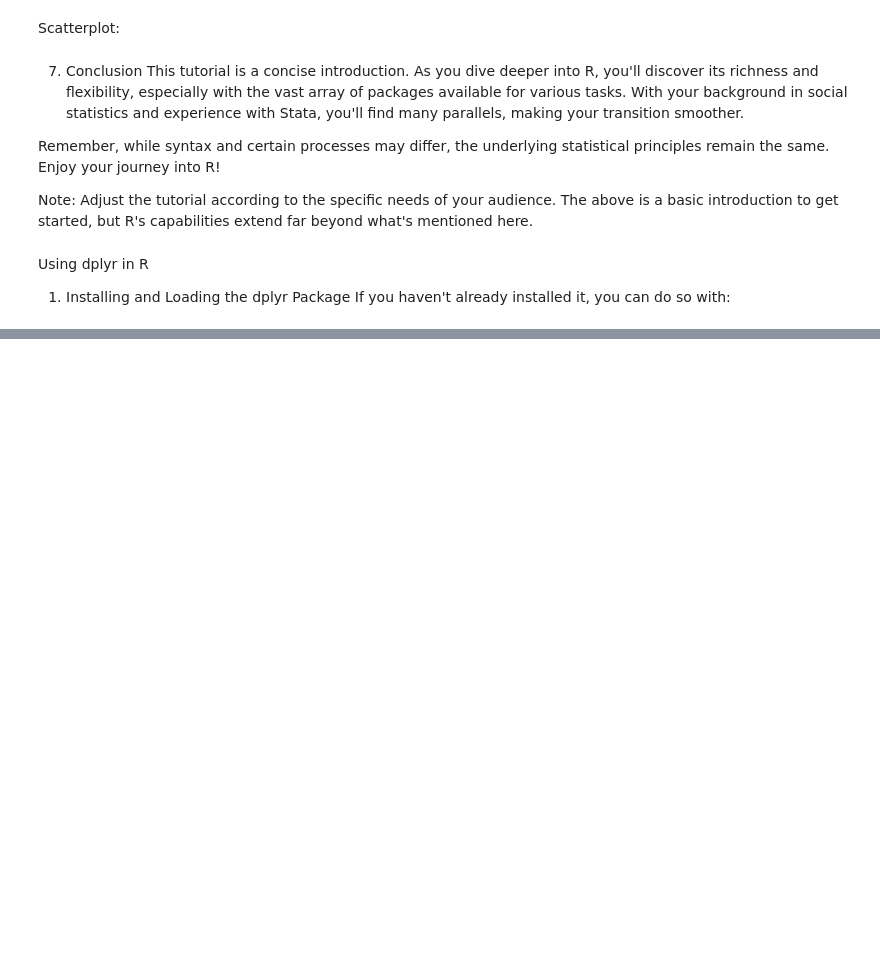
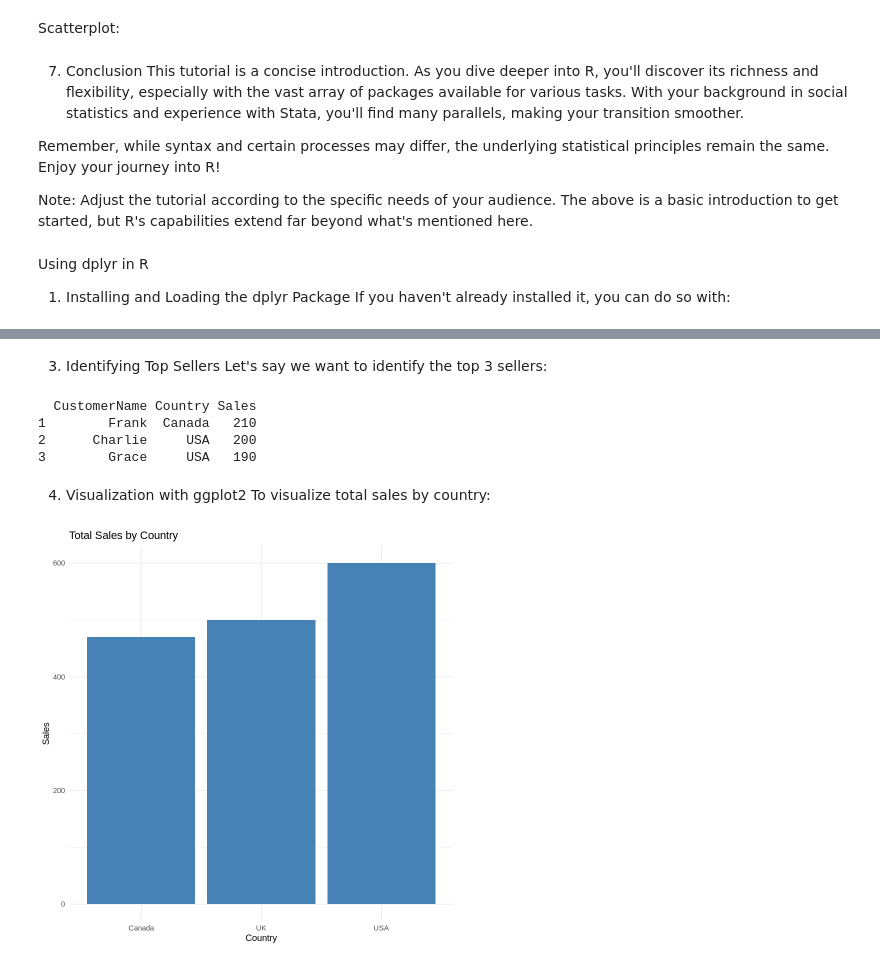
Before and after one commit to ppseguel/r_quicktutorial, a Jupyter notebook: R_tutorial_forStataUser.ipynb, the cells around one changed output, grey strips where cells are left out. Saved outputs shown, nothing was run; the diff lists cells and outputs as text; code cells hidden in the pictures; blank space fills up the shorter version.

```diff
--- a/R_tutorial_forStataUser.ipynb
+++ b/R_tutorial_forStataUser.ipynb
@@ -60,0 +117,7 @@ install.packages("dplyr")
+# %%
+# Sample dataset
+data <- data.frame(
+  CustomerName = c('Alice', 'Bob', 'Charlie', 'David', 'Eve', 'Frank', 'Grace', 'Hannah', 'Ivan', 'Jack'),
+  Country = c('USA', 'UK', 'USA', 'Canada', 'UK', 'Canada', 'USA', 'UK', 'Canada', 'USA'),
+  Sales = c(100, 150, 200, 120, 180, 210, 190, 170, 140, 110)
+)
@@ -60,0 +127,8 @@ install.packages("dplyr")
+# %%
+library(dplyr)
+
+sales_by_country <- data %>%
+  group_by(Country) %>%
+  summarise(TotalSales = sum(Sales))
+
+print(sales_by_country)
@@ -60,0 +153,26 @@ install.packages("dplyr")
+# %% [markdown]
+3. Identifying Top Sellers
+Let's say we want to identify the top 3 sellers:
+# %%
+top_sellers <- data %>%
+  arrange(desc(Sales)) %>%
+  head(3)
+
+print(top_sellers)
+# %% [output]
+  CustomerName Country Sales
+1        Frank  Canada   210
+2      Charlie     USA   200
+3        Grace     USA   190
+# %% [markdown]
+4. Visualization with ggplot2
+To visualize total sales by country:
+# %%
+library(ggplot2)
+
+ggplot(sales_by_country, aes(x=Country, y=TotalSales)) +
+  geom_bar(stat="identity", fill="steelblue") +
+  labs(title="Total Sales by Country", x="Country", y="Sales") +
+  theme_minimal()
+# %% [output]
+[figure, added]
```
Also changed, not shown: parts of 20 cells of this notebook.
